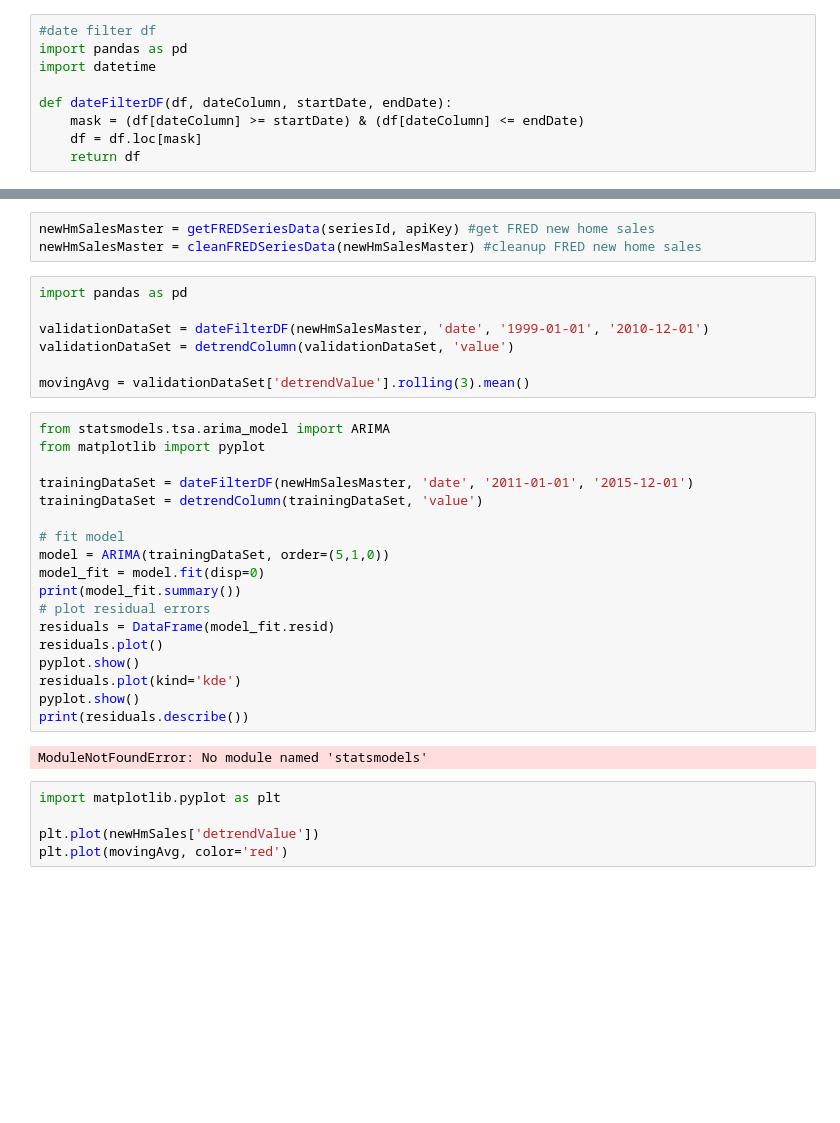
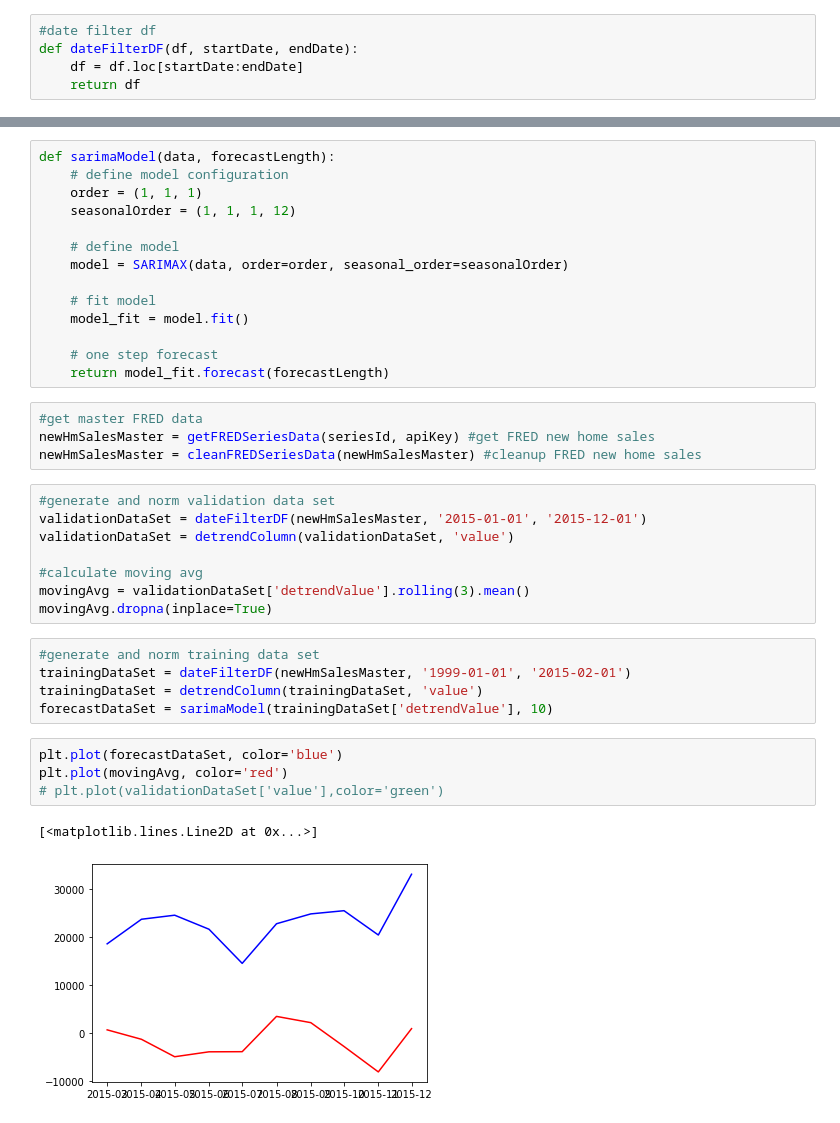
Before and after one commit to rock4777/FREDMacroHomeTrends, a Jupyter notebook: FRED New Homes Trend.ipynb, the cells around one changed output, grey strips where cells are left out. Drawn from its saved outputs; the diff is of its cells as text; blank space fills up the shorter version.

Commit message:
Create SARIMA Model

```diff
--- a/FRED New Homes Trend.ipynb
+++ b/FRED New Homes Trend.ipynb
@@ -30,12 +36,8 @@ def cleanFREDSeriesData (df):
     return df
 # %%
 #date filter df
-import pandas as pd
-import datetime
-
-def dateFilterDF(df, dateColumn, startDate, endDate):
-    mask = (df[dateColumn] >= startDate) & (df[dateColumn] <= endDate)
-    df = df.loc[mask]
+def dateFilterDF(df, startDate, endDate):
+    df = df.loc[startDate:endDate]
     return df
 # %%
 #detrend specified column of df, return df with "detrendValue" column
@@ -47,35 +51,38 @@ def detrendColumn(df, column):
+# %%
+def sarimaModel(data, forecastLength):
+    # define model configuration
+    order = (1, 1, 1)
+    seasonalOrder = (1, 1, 1, 12)
+
+    # define model
+    model = SARIMAX(data, order=order, seasonal_order=seasonalOrder)
+
+    # fit model
+    model_fit = model.fit()
+
+    # one step forecast
+    return model_fit.forecast(forecastLength)
 # %%
+#get master FRED data
 newHmSalesMaster = getFREDSeriesData(seriesId, apiKey) #get FRED new home sales
 newHmSalesMaster = cleanFREDSeriesData(newHmSalesMaster) #cleanup FRED new home sales
 # %%
-import pandas as pd
-
-validationDataSet = dateFilterDF(newHmSalesMaster, 'date', '1999-01-01', '2010-12-01')
+#generate and norm validation data set
+validationDataSet = dateFilterDF(newHmSalesMaster, '2015-01-01', '2015-12-01')
 validationDataSet = detrendColumn(validationDataSet, 'value')
 
+#calculate moving avg
 movingAvg = validationDataSet['detrendValue'].rolling(3).mean()
+movingAvg.dropna(inplace=True)
-# %%
-from statsmodels.tsa.arima_model import ARIMA
-from matplotlib import pyplot
-
-trainingDataSet = dateFilterDF(newHmSalesMaster, 'date', '2011-01-01', '2015-12-01')
-trainingDataSet = detrendColumn(trainingDataSet, 'value')
-
-# fit model
-model = ARIMA(trainingDataSet, order=(5,1,0))
-model_fit = model.fit(disp=0)
-print(model_fit.summary())
-# plot residual errors
-residuals = DataFrame(model_fit.resid)
-residuals.plot()
-pyplot.show()
-residuals.plot(kind='kde')
-pyplot.show()
-print(residuals.describe())
-# %% [output]
-ModuleNotFoundError: No module named 'statsmodels'
-# %%
-import matplotlib.pyplot as plt
-
-plt.plot(newHmSales['detrendValue'])
-plt.plot(movingAvg, color='red')
+# %%
+#generate and norm training data set
+trainingDataSet = dateFilterDF(newHmSalesMaster, '1999-01-01', '2015-02-01')
+trainingDataSet = detrendColumn(trainingDataSet, 'value')
+forecastDataSet = sarimaModel(trainingDataSet['detrendValue'], 10)
+# %%
+plt.plot(forecastDataSet, color='blue')
+plt.plot(movingAvg, color='red')
+# plt.plot(validationDataSet['value'],color='green')
+# %% [output]
+[<matplotlib.lines.Line2D at 0x...>]
+[figure, added]
```
Also changed, not shown: parts of 5 cells of this notebook.
